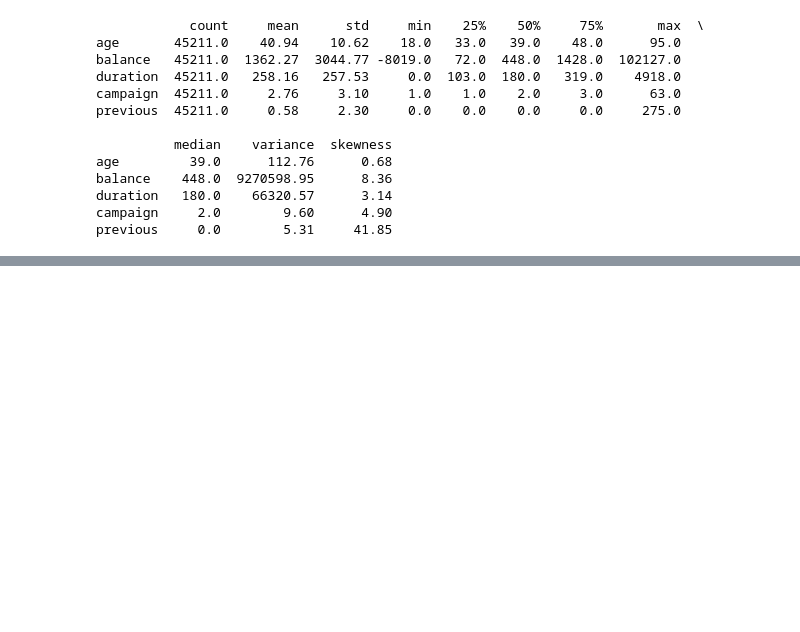
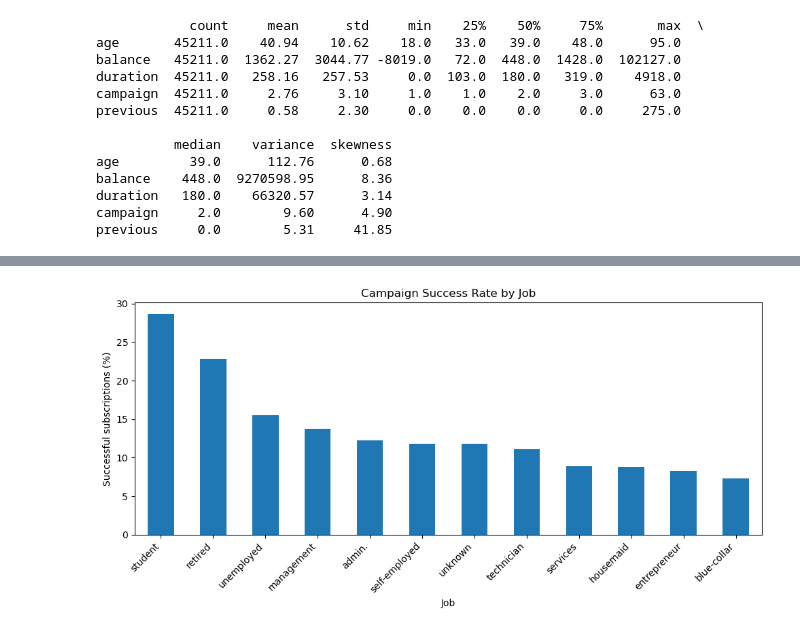
Before and after one commit to 2026617-ops/HDipData_STATS_CA1, a Jupyter notebook: Stats- HDip DBA Sept-26_2026617_CA-1.ipynb, the cells around one changed output, grey strips where cells are left out. Cells and saved outputs as stored; diff of their text form; code cells hidden in the pictures; blank space fills up the shorter version.

```diff
--- a/Stats- HDip DBA Sept-26_2026617_CA-1.ipynb
+++ b/Stats- HDip DBA Sept-26_2026617_CA-1.ipynb
@@ -195,0 +227,3 @@ previous     0.0        5.31     41.85
+# %%
+df["success"] = (df["y"] == "yes").astype(int)
+print(df[["job", "y", "success"]].head(10))
@@ -195,0 +242,8 @@ previous     0.0        5.31     41.85
+# %%
+success_by_job = (
+    df.groupby("job")["success"]
+    .mean()
+    .sort_values(ascending=False) * 100
+)
+
+print(success_by_job.round(2))
@@ -195,0 +265,14 @@ previous     0.0        5.31     41.85
+# %%
+plt.figure(figsize=(10, 5))
+
+success_by_job.plot(kind="bar")
+
+plt.title("Campaign Success Rate by Job")
+plt.xlabel("Job")
+plt.ylabel("Successful subscriptions (%)")
+plt.xticks(rotation=45, ha="right")
+
+plt.tight_layout()
+plt.show()
+# %% [output]
+[figure, added]
```
Also changed, not shown: parts of 5 cells of this notebook.
